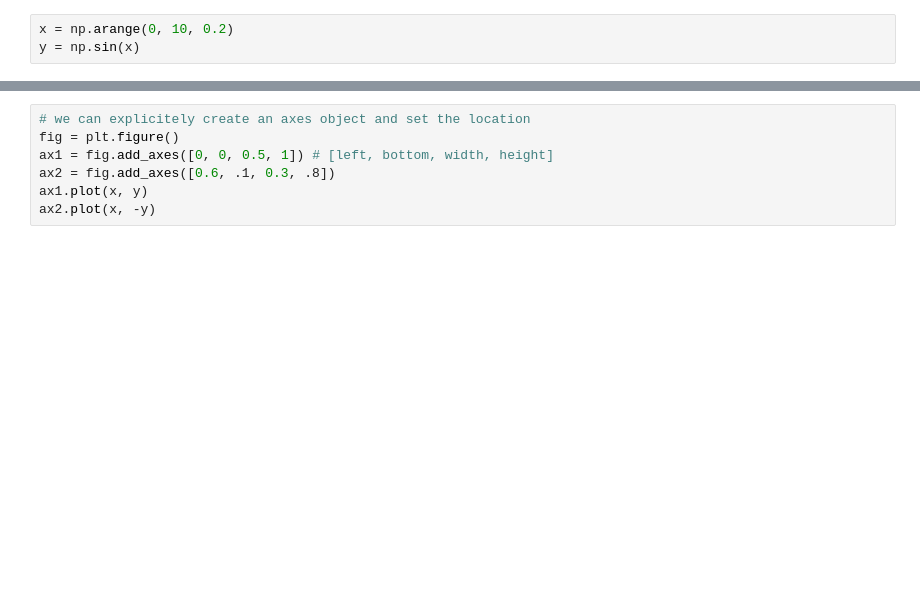
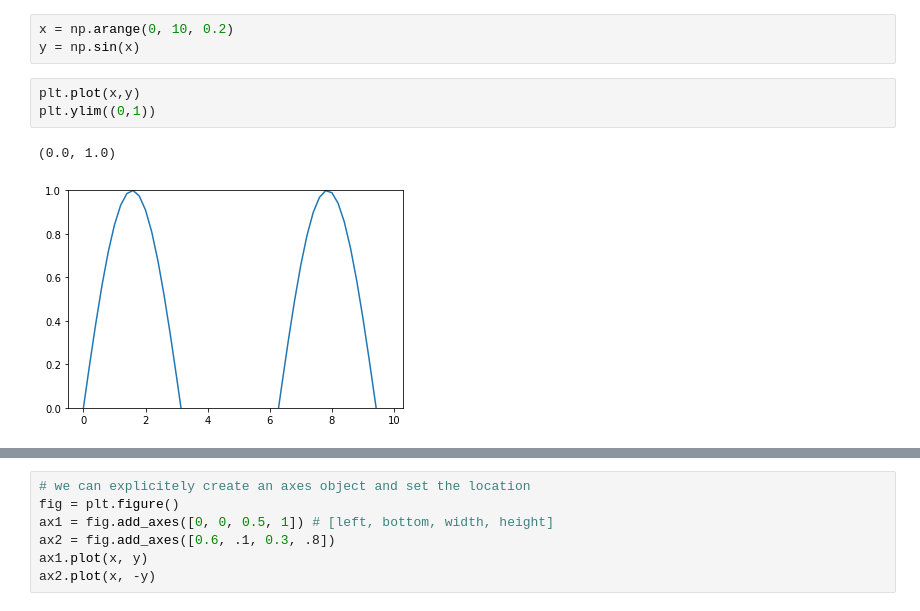
Before and after one commit to AJueling/python_climate_physics, a Jupyter notebook: 2c_advanced_Matplotlib.ipynb, the cells around one changed output, grey strips where cells are left out. Cells and saved outputs as stored; diff of their text form; blank space fills up the shorter version.

```diff
--- a/2c_advanced_Matplotlib.ipynb
+++ b/2c_advanced_Matplotlib.ipynb
@@ -15,6 +16,12 @@ import numpy as np
 # %%
 x = np.arange(0, 10, 0.2)
 y = np.sin(x)
+# %%
+plt.plot(x,y)
+plt.ylim((0,1))
+# %% [output]
+(0.0, 1.0)
+[figure, added]
 # %%
 # here we create a figure and one axes explicitely
 fig = plt.figure()
```
Also changed, not shown: parts of 14 cells of this notebook, 3 other files.
